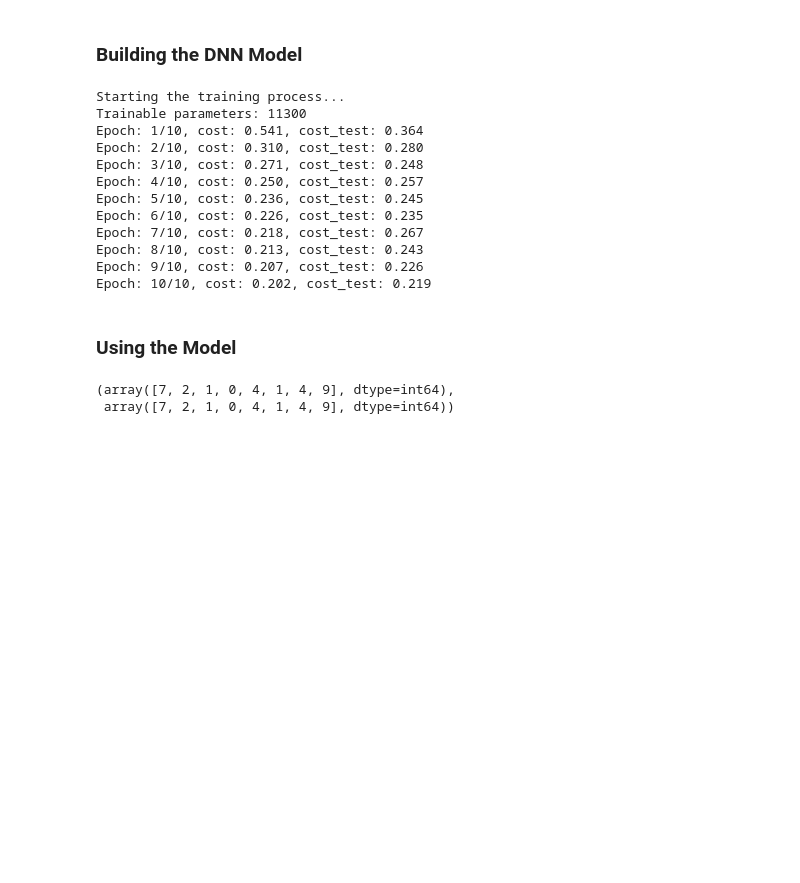
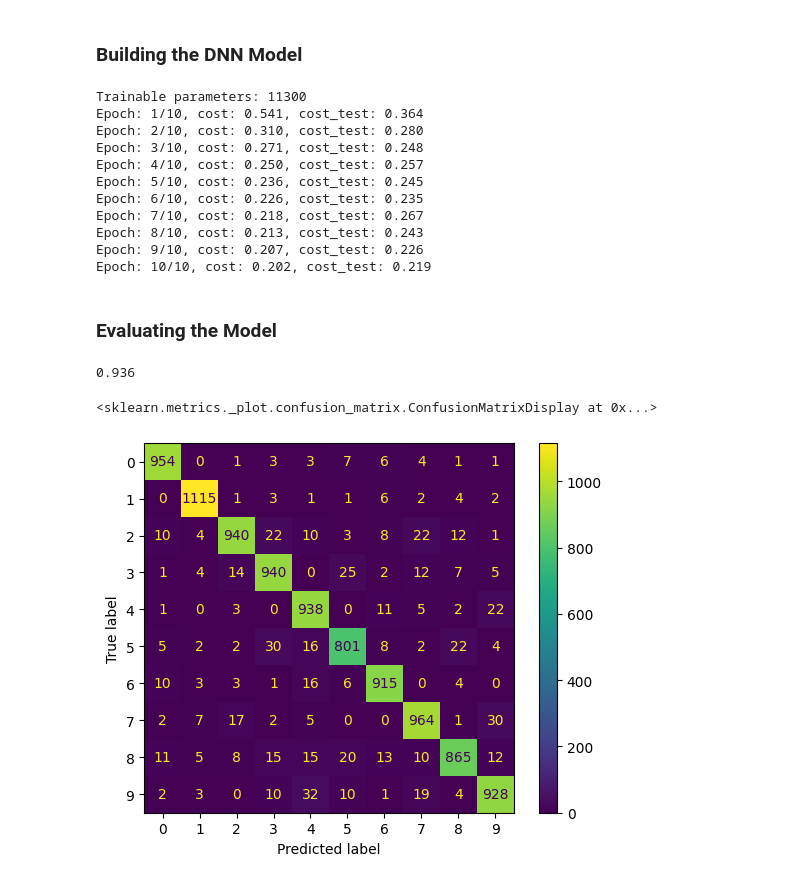
Before and after one commit to Hawmex/deep_learning_content, a Jupyter notebook: dnn/code/example_implementation.ipynb, the cells around one changed output. Cells and saved outputs as stored; diff of their text form; code cells hidden in the pictures; blank space fills up the shorter version.

```diff
--- a/dnn/code/example_implementation.ipynb
+++ b/dnn/code/example_implementation.ipynb
@@ -72,6 +75,8 @@ model = NeuralNetwork(
     learning_rate=1.0,
 )
 
+model.summary()
+
 model.train(
     X_train,
     Y_train,
@@ -80,7 +85,6 @@ model.train(
     test_data=(X_test, Y_test),
 )
 # %% [output]
-Starting the training process...
 Trainable parameters: 11300
 Epoch: 1/10, cost: 0.541, cost_test: 0.364
 Epoch: 2/10, cost: 0.310, cost_test: 0.280
@@ -93,9 +97,27 @@ Epoch: 8/10, cost: 0.213, cost_test: 0.243
 Epoch: 9/10, cost: 0.207, cost_test: 0.226
 Epoch: 10/10, cost: 0.202, cost_test: 0.219
 # %% [markdown]
-### Using the Model
+### Evaluating the Model
-# %%
-sample_labels.argmax(axis=1), model.predict(sample_images).argmax(axis=1)
-# %% [output]
-(array([7, 2, 1, 0, 4, 1, 4, 9], dtype=int64),
- array([7, 2, 1, 0, 4, 1, 4, 9], dtype=int64))
+# %%
+Y_test_hat = model.predict(X_test)
+
+print(
+    f1_score(
+        Y_test.argmax(axis=1, keepdims=True),
+        Y_test_hat.argmax(axis=1, keepdims=True),
+        labels=range(10),
+        average="micro",
+    )
+)
+
+ConfusionMatrixDisplay(
+    confusion_matrix(
+        Y_test.argmax(axis=1, keepdims=True),
+        Y_test_hat.argmax(axis=1, keepdims=True),
+    ),
+    display_labels=range(10),
+).plot()
+# %% [output]
+0.936
+<sklearn.metrics._plot.confusion_matrix.ConfusionMatrixDisplay at 0x...>
+[figure, added]
```
Also changed, not shown: parts of 1 cell of this notebook, 5 other files.
